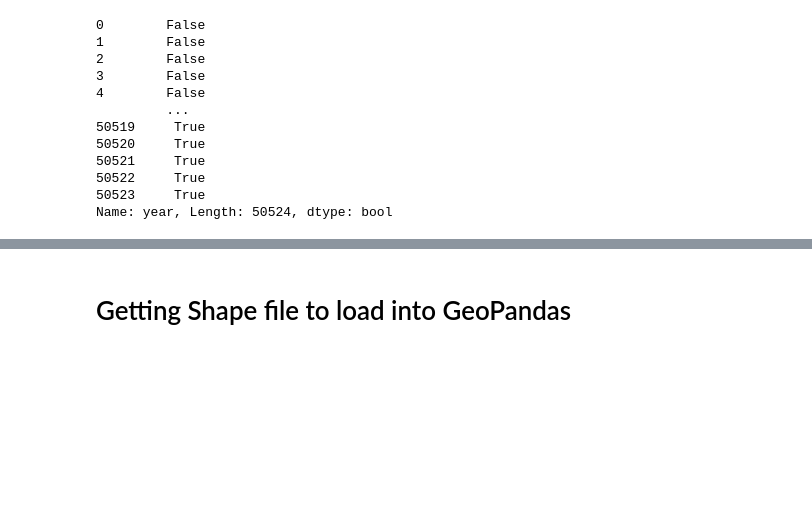
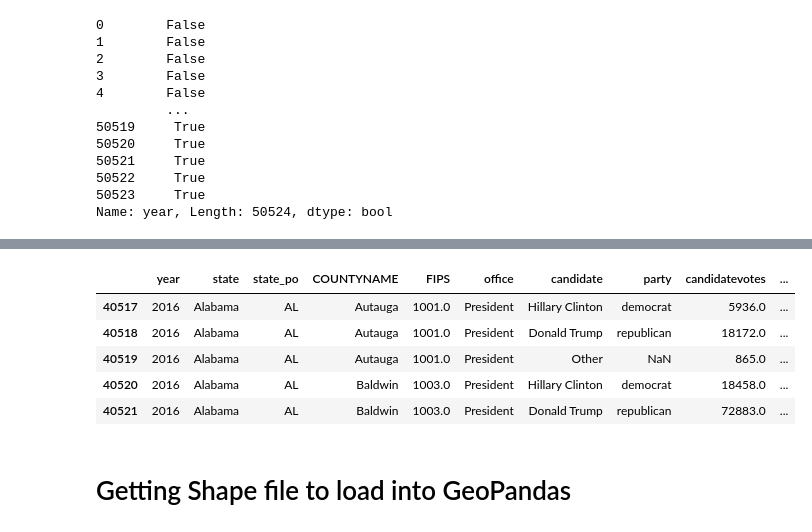
Before and after one commit to VallieTracy/Pres-Election-Partisan-Breakdown, a Jupyter notebook: votes_and_counties.ipynb, the cells around one changed output, grey strips where cells are left out. Drawn from its saved outputs; the diff is of its cells as text; code cells hidden in the pictures; blank space fills up the shorter version.

```diff
--- a/votes_and_counties.ipynb
+++ b/votes_and_counties.ipynb
@@ -142,3 +117,12 @@ df2.head()
+# %%
+df_2016.head()
+# %% [output]
+|  | year | state | state_po | COUNTYNAME | FIPS | office | candidate | party | candidatevotes | ... |
+| 40517 | 2016 | Alabama | AL | Autauga | 1001.0 | President | Hillary Clinton | democrat | 5936.0 | ... |
+| 40518 | 2016 | Alabama | AL | Autauga | 1001.0 | President | Donald Trump | republican | 18172.0 | ... |
+| 40519 | 2016 | Alabama | AL | Autauga | 1001.0 | President | Other | NaN | 865.0 | ... |
+| 40520 | 2016 | Alabama | AL | Baldwin | 1003.0 | President | Hillary Clinton | democrat | 18458.0 | ... |
+| 40521 | 2016 | Alabama | AL | Baldwin | 1003.0 | President | Donald Trump | republican | 72883.0 | ... |
 # %% [markdown]
 # Getting Shape file to load into GeoPandas
 # %%
```
Also changed, not shown: parts of 19 cells of this notebook, 1 other file.
